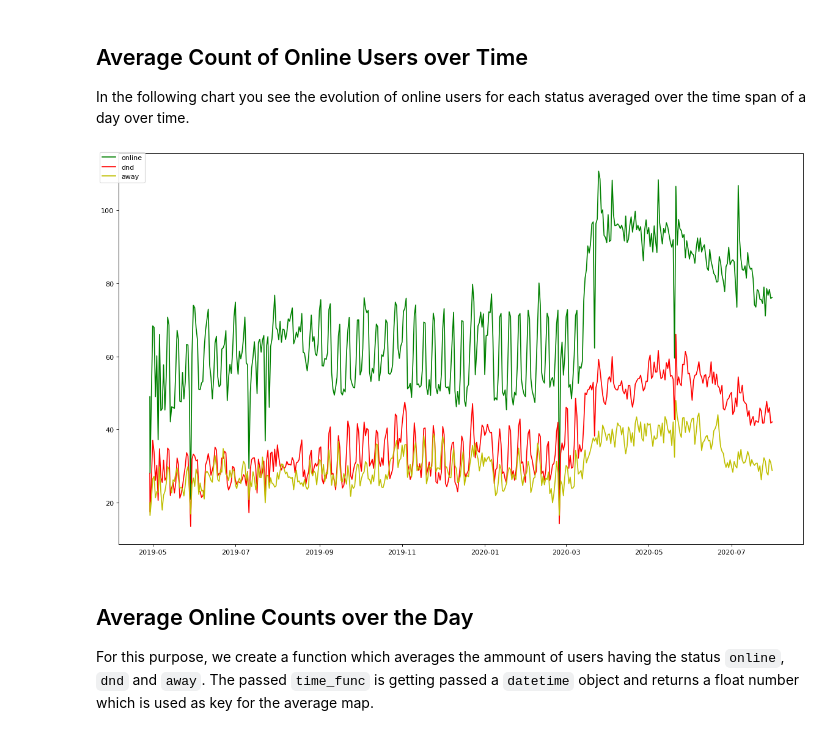
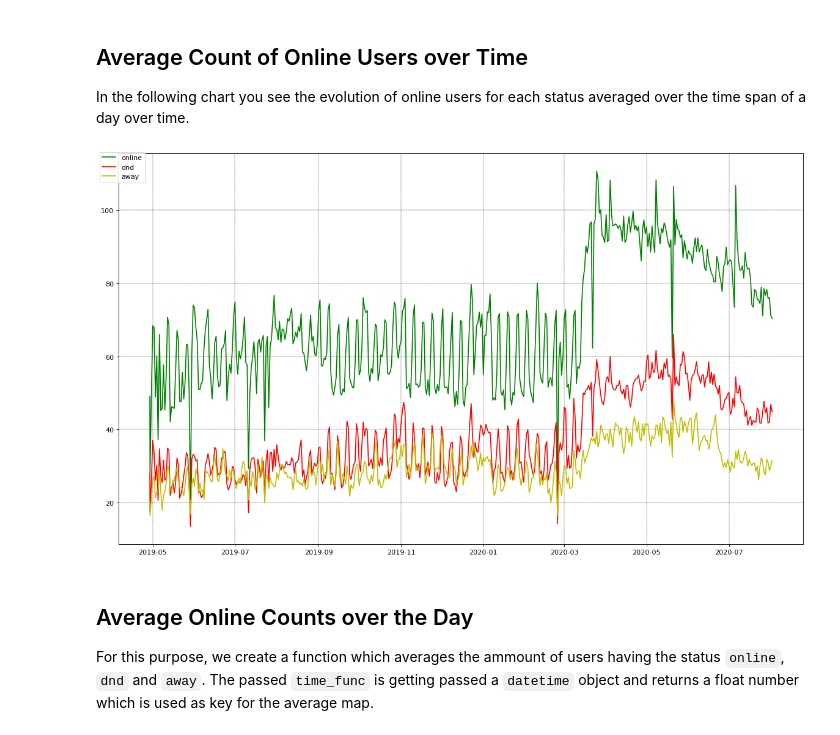
Before and after one commit to dev-schueppchen/kirby-results, a Jupyter notebook: notebooks/Status.ipynb, the cells around one changed output. Cells and saved outputs as stored; diff of their text form; code cells hidden in the pictures.

```diff
--- a/notebooks/Status.ipynb
+++ b/notebooks/Status.ipynb
@@ -162,34 +164,35 @@ i = 0
 for s in status_data.clone():
     date = s.get('timestamp')
     c_online += s.get('online')
     c_offline += s.get('offline')
     c_dnd += s.get('dnd')
     c_away += s.get('away')
     i += 1
     if last_day != date.day:
         last_day = date.day
         online.append(c_online / i)
         offline.append(c_offline / i)
         dnd.append(c_dnd / i)
         away.append(c_away / i)
         dates.append(date)
         c_online = 0
         c_offline = 0
         c_dnd = 0
         c_away = 0
         i = 0
 
 fig = plt.figure(figsize=(14, 8), dpi=80)
 a1 = fig.add_axes([0, 0, 1, 1])
 a1.plot(dates, online, 'g')
 a1.plot(dates, dnd, 'r')
 a1.plot(dates, away, 'y')
 # a2 = a1.twinx()
 # a2.plot(dates, offline, 'b')
 fig.legend(('online', 'dnd', 'away'), loc='upper left')
+plt.grid(color='k', ls = '-.', lw = 0.35)
 plt.show()
 # %% [output]
-[figure, old version]
+[figure, new version]
 # %% [markdown]
 ## Average Online Counts over the Day
 
```
Also changed, not shown: parts of 16 cells of this notebook.
